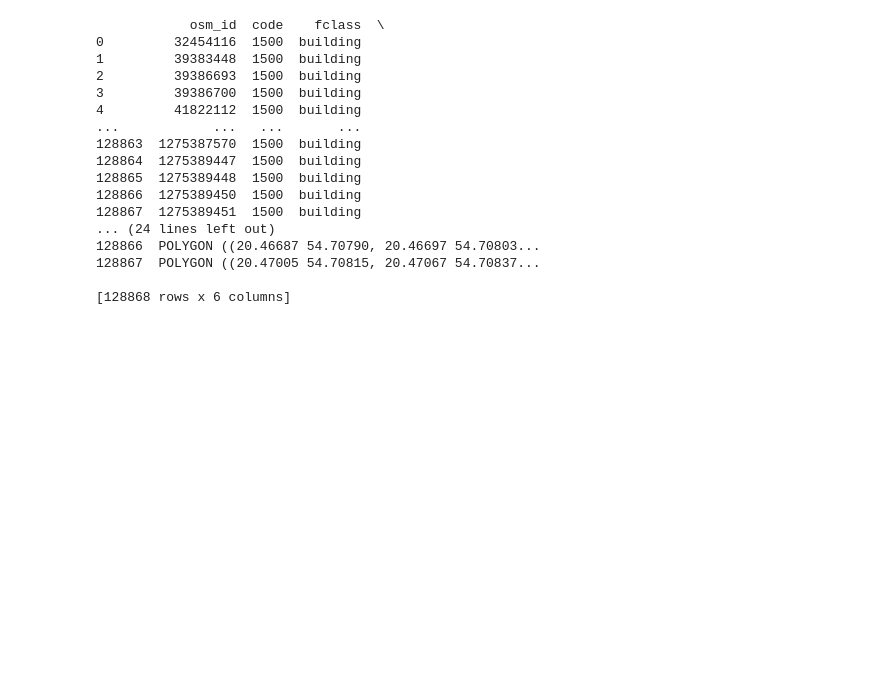
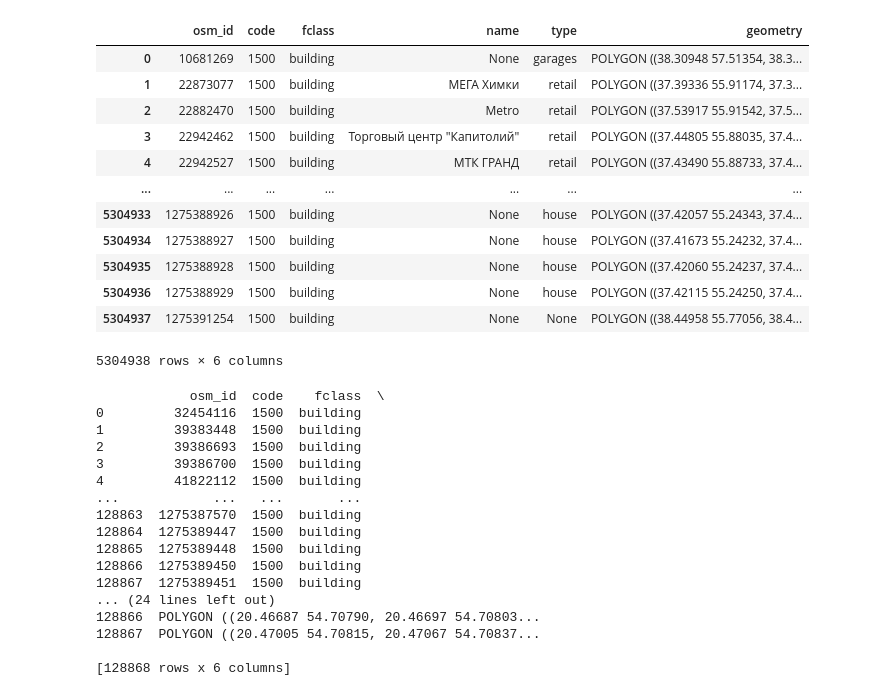
Before and after one commit to yuliiabosher/Map, a Jupyter notebook: Map.ipynb, the cells around one changed output. Drawn from its saved outputs; the diff is of its cells as text; code cells hidden in the pictures; blank space fills up the shorter version.

Commit message:
changed engine from fiona to pyogrio

```diff
--- a/Map.ipynb
+++ b/Map.ipynb
@@ -28,3 +29,20 @@ import folium
+# %%
+central_district = gpd.read_file("https://download.geofabrik.de/russia/central-fed-district-latest-free.shp.zip", engine="pyogrio")
+central_district
+# %% [output]
+|  | osm_id | code | fclass | name | type | geometry |
+| 0 | 10681269 | 1500 | building | None | garages | POLYGON ((38.30948 57.51354, 38.3... |
+| 1 | 22873077 | 1500 | building | МЕГА Химки | retail | POLYGON ((37.39336 55.91174, 37.3... |
+| 2 | 22882470 | 1500 | building | Metro | retail | POLYGON ((37.53917 55.91542, 37.5... |
+| 3 | 22942462 | 1500 | building | Торговый центр "Капитолий" | retail | POLYGON ((37.44805 55.88035, 37.4... |
+| 4 | 22942527 | 1500 | building | МТК ГРАНД | retail | POLYGON ((37.43490 55.88733, 37.4... |
+| ... | ... | ... | ... | ... | ... | ... |
+| 5304933 | 1275388926 | 1500 | building | None | house | POLYGON ((37.42057 55.24343, 37.4... |
+| 5304934 | 1275388927 | 1500 | building | None | house | POLYGON ((37.41673 55.24232, 37.4... |
+| 5304935 | 1275388928 | 1500 | building | None | house | POLYGON ((37.42060 55.24237, 37.4... |
+| 5304936 | 1275388929 | 1500 | building | None | house | POLYGON ((37.42115 55.24250, 37.4... |
+| 5304937 | 1275391254 | 1500 | building | None | None | POLYGON ((38.44958 55.77056, 38.4... |
+5304938 rows × 6 columns
 # %%
 kaliningrad_district = gpd.read_file('https://download.geofabrik.de/russia/kaliningrad-latest-free.shp.zip')
 # %%
```
Also changed, not shown: parts of 2 cells of this notebook.
